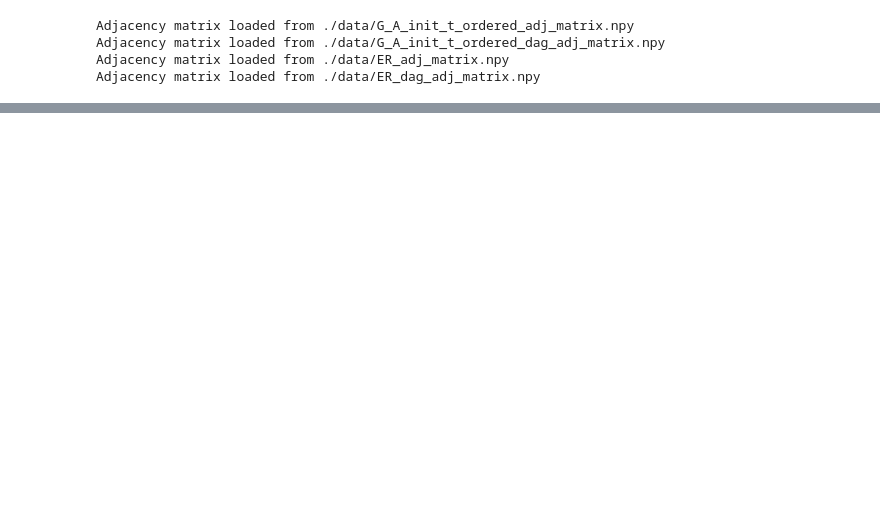
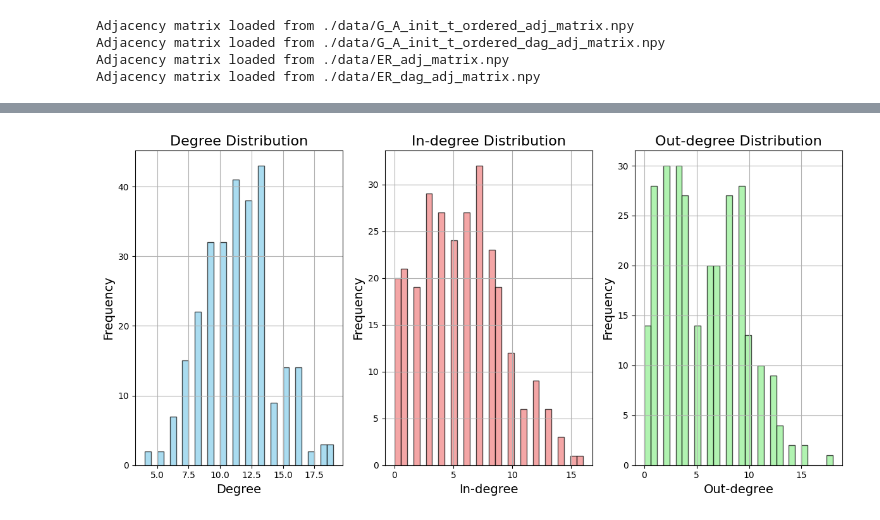
Before and after one commit to liukidar/pcx, a Jupyter notebook: examples/8_causal_connectome.ipynb, the cells around one changed output, grey strips where cells are left out. Drawn from its saved outputs; the diff is of its cells as text; code cells hidden in the pictures; blank space fills up the shorter version.

```diff
--- a/examples/8_causal_connectome.ipynb
+++ b/examples/8_causal_connectome.ipynb
@@ -72,0 +75,86 @@ print(met.metrics)
+# %%
+import numpy as np
+import networkx as nx
+import matplotlib.pyplot as plt
+
+def adjacency_matrix_to_graph(adj_matrix):
+    # Convert the adjacency matrix to a NetworkX graph
+    G = nx.from_numpy_array(adj_matrix, create_using=nx.DiGraph)
+    return G
+
+def inspect_graph_properties(G):
+    # Number of nodes and edges
+    num_nodes = G.number_of_nodes()
+    num_edges = G.number_of_edges()
+
+    # Average degree
+    avg_degree = sum(dict(G.degree()).values()) / num_nodes
+
+    # Degree distribution
+    degrees = [d for n, d in G.degree()]
+    in_degrees = [d for n, d in G.in_degree()]
+    out_degrees = [d for n, d in G.out_degree()]
+
+    # Check if the graph is a DAG
+    is_dag = nx.is_directed_acyclic_graph(G)
+
+    # Calculate the density of the graph
+    density = nx.density(G)
+
+    # Calculate the clustering coefficient
+    """
+    The clustering coefficient C(v) measures the local density of a node v's neighborhood by
+    comparing the actual number of edges among the neighbors of v to the maximum possible
+    number of edges (k_v*(k_v-1)) for a node with degree k_v in an undirected graph.
+    In that sense C(v) is a measure of the cliquishness of the neighborhood of node v.
+    For C(v) close to 0, the neighborhood of v is a sparse, disconnected set of nodes.
+    For C(v) close to 1, the neighborhood of v is a clique of size k_v (i.e., a complete graph).
+    """
+    clustering_coefficient = nx.average_clustering(G.to_undirected())
+
+    # Print properties
+    print(f"Number of nodes: {num_nodes}")
+    print(f"Number of edges: {num_edges}")
+    print(f"Average degree: {avg_degree:.2f}")
+    print(f"Is DAG: {is_dag}")
+    print(f"Density: {density:.4f}")
+    print(f"Average clustering coefficient: {clustering_coefficient:.4f}")
+
+    # Plot degree distributions
+    plt.figure(figsize=(12, 6))
+
+    plt.subplot(1, 3, 1)
+    plt.hist(degrees, bins=30, color='skyblue', edgecolor='k', alpha=0.7)
+    plt.xlabel('Degree', fontsize=14)
+    plt.ylabel('Frequency', fontsize=14)
+    plt.title('Degree Distribution', fontsize=16)
+    plt.grid(True)
+
+    plt.subplot(1, 3, 2)
+    plt.hist(in_degrees, bins=30, color='lightcoral', edgecolor='k', alpha=0.7)
+    plt.xlabel('In-degree', fontsize=14)
+    plt.ylabel('Frequency', fontsize=14)
+    plt.title('In-degree Distribution', fontsize=16)
+    plt.grid(True)
+
+    plt.subplot(1, 3, 3)
+    plt.hist(out_degrees, bins=30, color='lightgreen', edgecolor='k', alpha=0.7)
+    plt.xlabel('Out-degree', fontsize=14)
+    plt.ylabel('Frequency', fontsize=14)
+    plt.title('Out-degree Distribution', fontsize=16)
+    plt.grid(True)
+
+    plt.tight_layout()
+    plt.show()
+
+# Convert the adjacency matrices of ER_dag_adj_matrix and and G_A_init_t_ordered_dag_adj_matrix to graphs
+ER_dag_graph = adjacency_matrix_to_graph(ER_dag_adj_matrix)
+G_A_init_t_ordered_dag_graph = adjacency_matrix_to_graph(G_A_init_t_ordered_dag_adj_matrix)
+
+# Inspect properties of the graphs
+print("Properties of ER DAG graph:")
+inspect_graph_properties(ER_dag_graph)
+print()
+print("Properties of G_A_init_t_ordered DAG graph:")
+inspect_graph_properties(G_A_init_t_ordered_dag_graph)
+# %% [output]
@@ -72,0 +168 @@ print(met.metrics)
+[figure, added]
```
Also changed, not shown: parts of 13 cells of this notebook, 1 other file.
